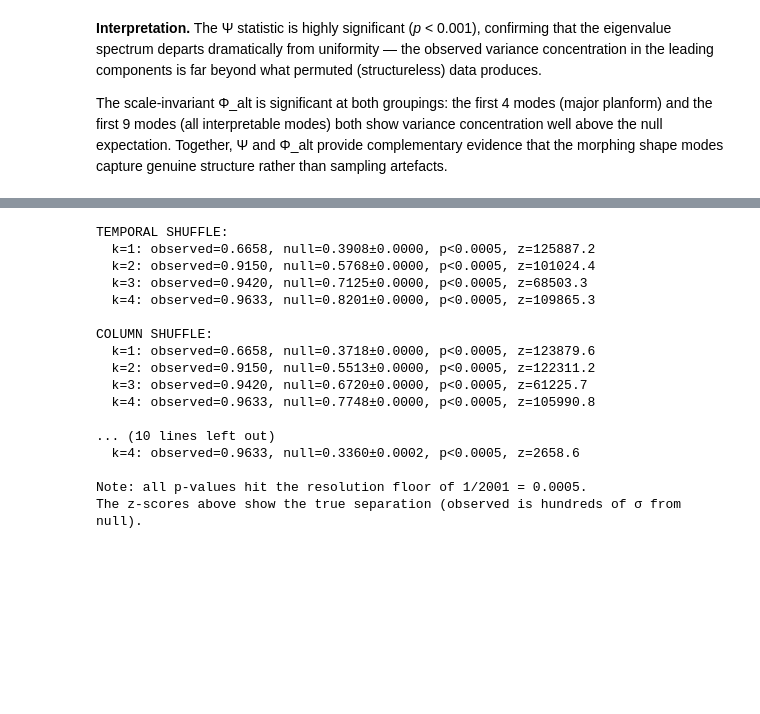
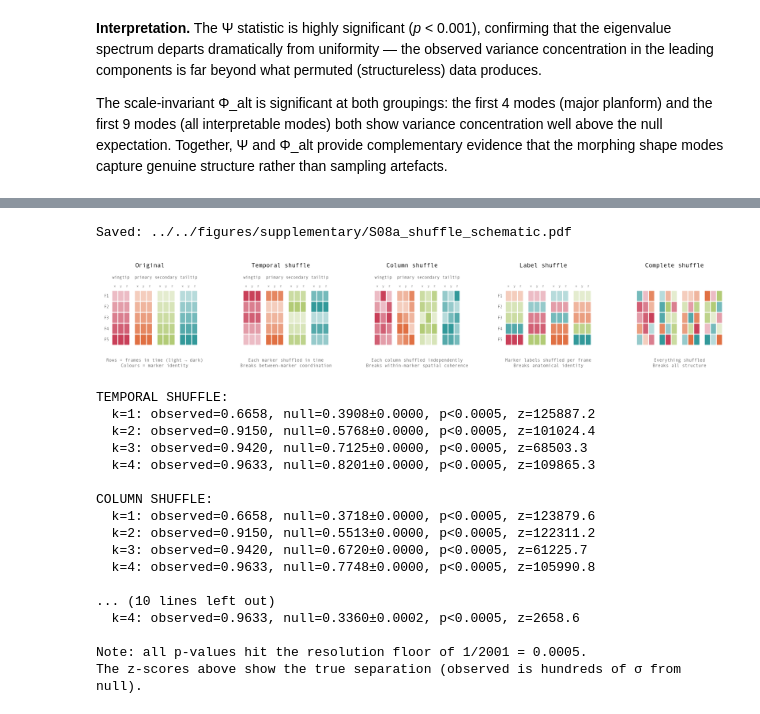
Before and after one commit to LydiaFrance/kinematic-morphospace, a Jupyter notebook: examples/hawks/06_RobustnessValidation.ipynb, the cells around one changed output, grey strips where cells are left out. Cells and saved outputs as stored; diff of their text form; code cells hidden in the pictures; blank space fills up the shorter version.

```diff
--- a/examples/hawks/06_RobustnessValidation.ipynb
+++ b/examples/hawks/06_RobustnessValidation.ipynb
@@ -301,3 +301,11 @@ If the observed CEV significantly exceeds all four null distributions, the morph
+# %%
+# Standalone schematic
+fig = plot_shuffle_schematic()
+save_figure(fig, '../../figures/supplementary/S08a_shuffle_schematic.pdf')
+plt.show()
+# %% [output]
+Saved: ../../figures/supplementary/S08a_shuffle_schematic.pdf
+[figure, added]
 # %%
 # Shuffled dataset controls — four null models (vectorised)
 rng = ensure_rng(CONFIG["rng_seed"])
```
Also changed, not shown: parts of 7 cells of this notebook.
